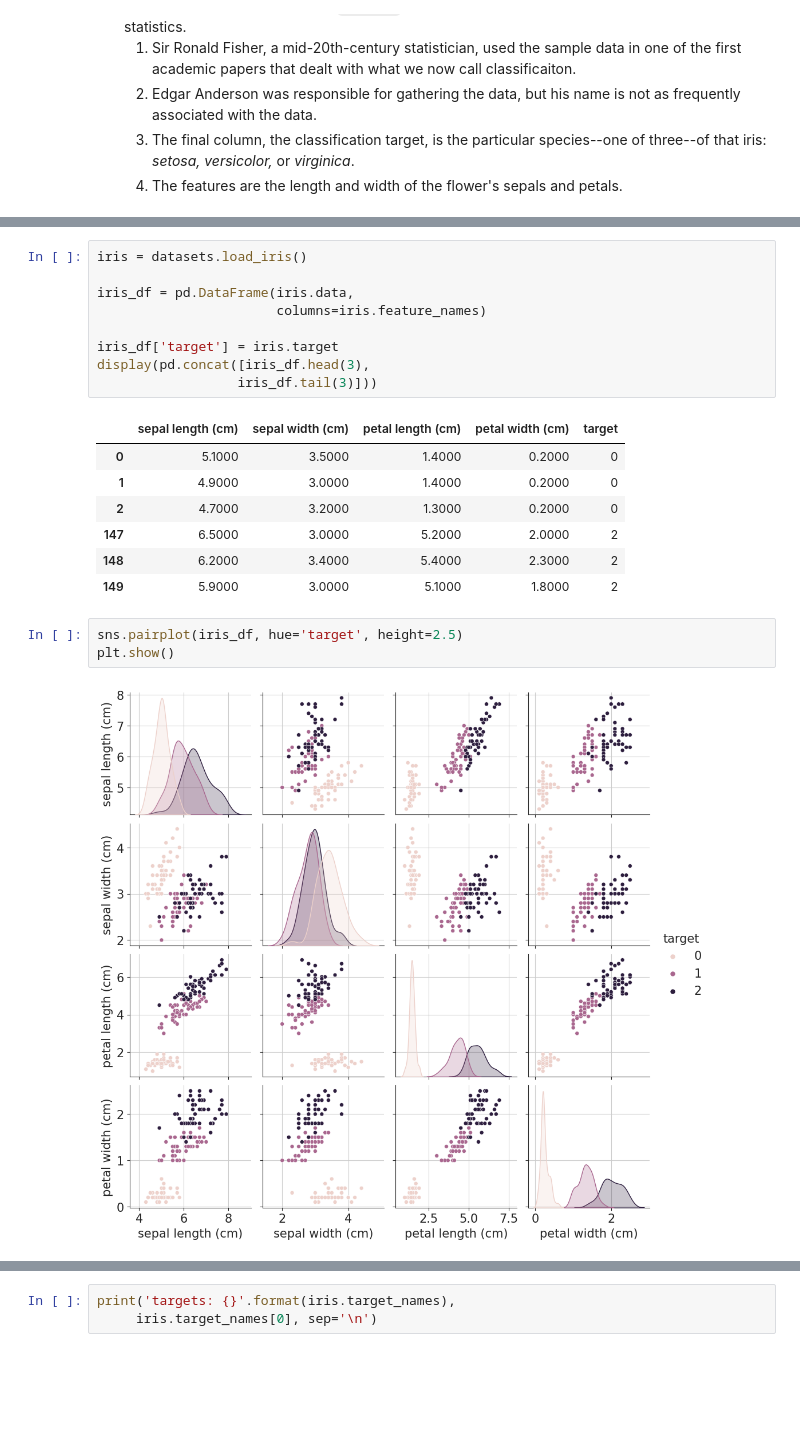
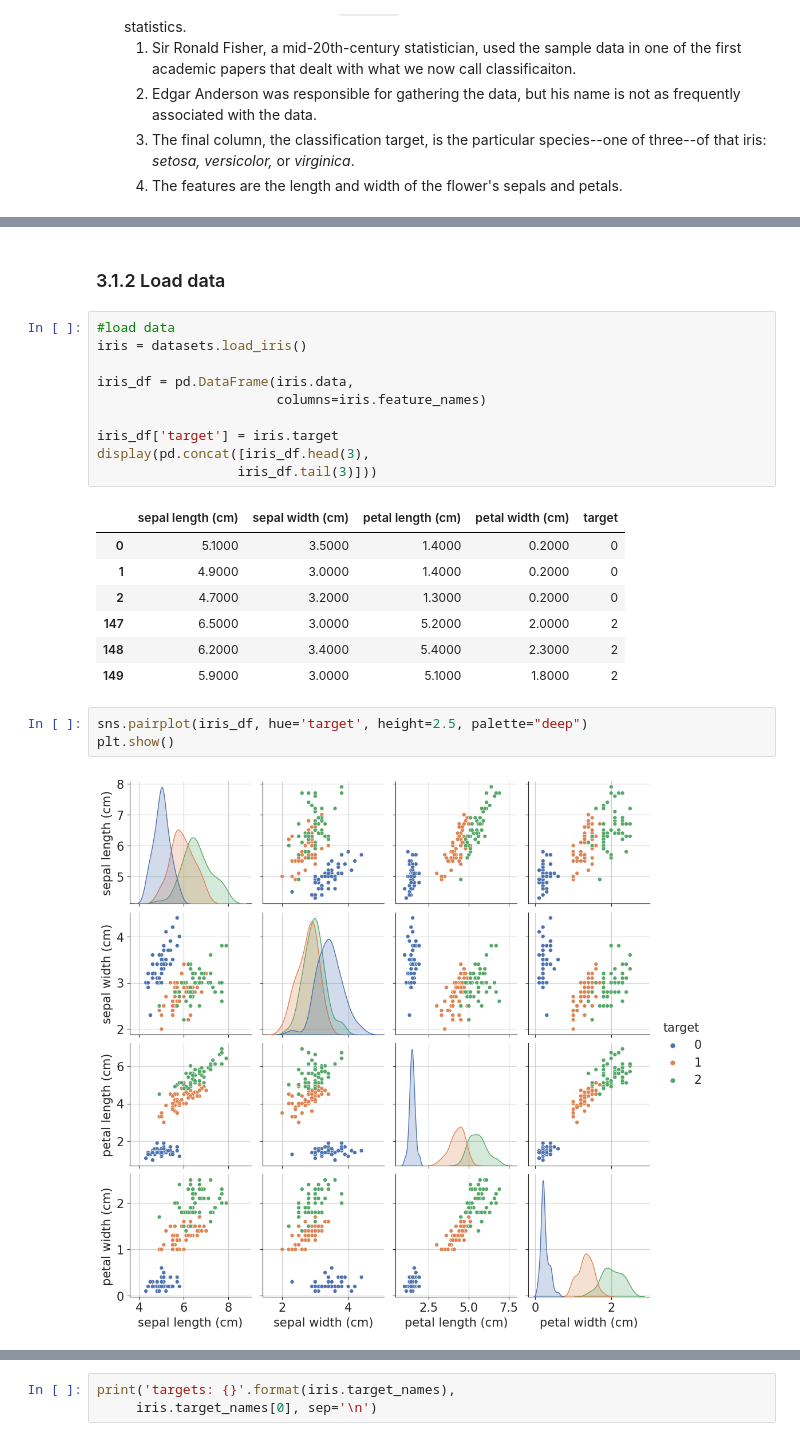
Before and after one commit to sminerport/ml-4-every1, a Jupyter notebook: Copy of chapter-03-predicting-categories-getting-started-with-classification.ipynb, the cells around one changed output, grey strips where cells are left out. Drawn from its saved outputs; the diff is of its cells as text; blank space fills up the shorter version.

```diff
--- a/Copy of chapter-03-predicting-categories-getting-started-with-classification.ipynb
+++ b/Copy of chapter-03-predicting-categories-getting-started-with-classification.ipynb
@@ -117,7 +117,10 @@ Imported file: mlwpy.py
     4. The features are the length and width of the flower's sepals and petals.
 # %% [markdown]
 <center><img src="https://drive.google.com/uc?id=1DLXrdVtEq3Oig42yb-9KwjaVR4Sc8oPE&authuser=scottminer1205%40gmail.com&usp=drive_fs" width=200/> <figcaption><i>Fig.1.</i> An iris and its parts</figcaption></center>
+# %% [markdown]
+### 3.1.2 Load data
 # %%
+#load data
 iris = datasets.load_iris()
 
 iris_df = pd.DataFrame(iris.data,
@@ -135,8 +138,8 @@ display(pd.concat([iris_df.head(3),
 | 148 | 6.2000 | 3.4000 | 5.4000 | 2.3000 | 2 |
 | 149 | 5.9000 | 3.0000 | 5.1000 | 1.8000 | 2 |
 # %%
-sns.pairplot(iris_df, hue='target', height=2.5)
+sns.pairplot(iris_df, hue='target', height=2.5, palette="deep")
 plt.show()
 # %% [output]
-[figure, old version]
+[figure, new version]
 # %% [markdown]
```
Also changed, not shown: parts of 5 cells of this notebook, 1 other file.
